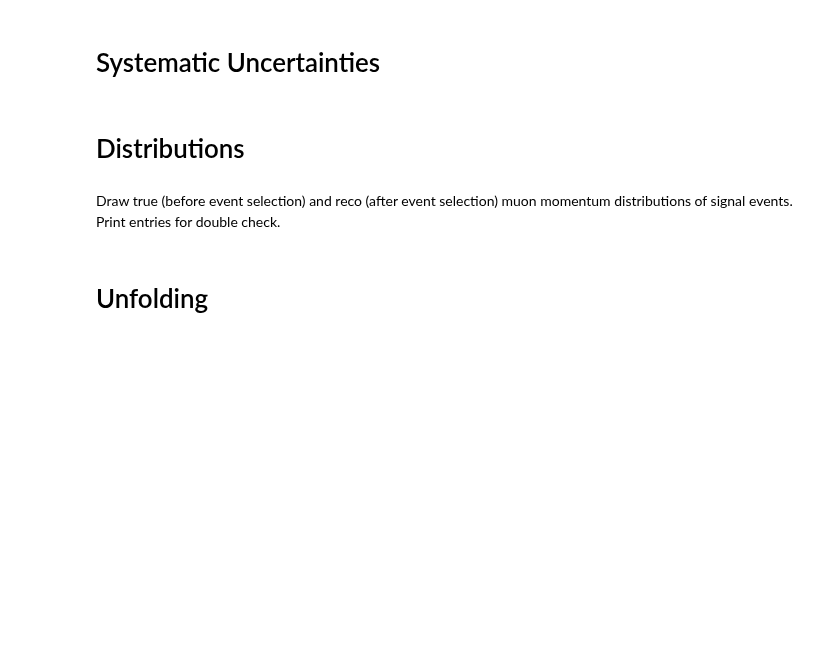
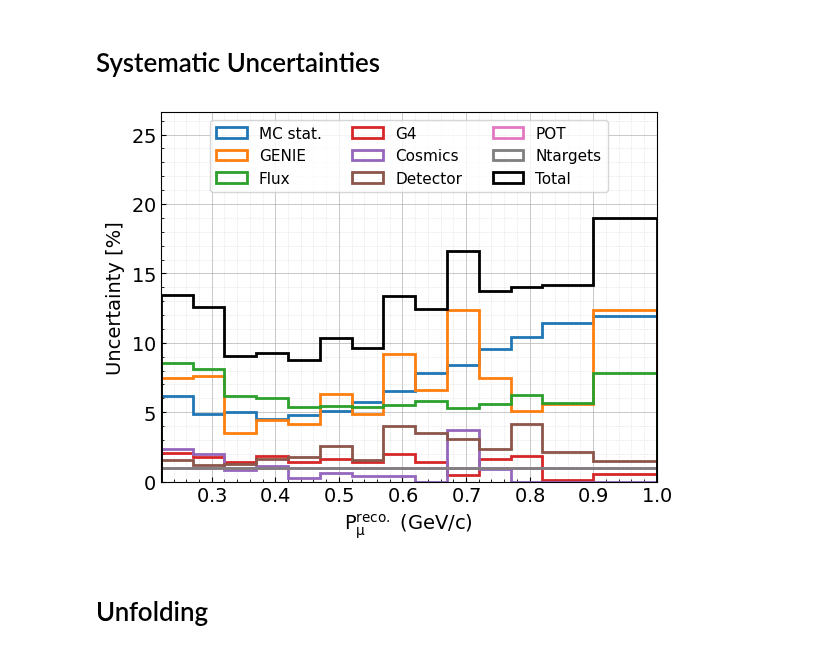
Before and after one commit to sungbinoh/cafpyana, a Jupyter notebook: analysis_village/numucc_1p0pi/unfolding-fake_data_tests.ipynb, the cells around one changed output. Cells and saved outputs as stored; diff of their text form; code cells hidden in the pictures; blank space fills up the shorter version.

Commit message:
update unfolding nb

```diff
--- a/analysis_village/numucc_1p0pi/unfolding-fake_data_tests.ipynb
+++ b/analysis_village/numucc_1p0pi/unfolding-fake_data_tests.ipynb
@@ -48,3 +33,15 @@ save_fig_dir = "/exp/sbnd/data/users/munjung/plots/numucc1p0pi/unfolding-fake_da
+# %%
+save_result = False
+save_fig = save_result
+
+save_fig_base_dir = "/exp/sbnd/data/users/munjung/plots/numucc1p0pi"
+today_str = datetime.now().strftime("%Y%m%d")
+save_fig_dir = path.join(save_fig_base_dir, "unfolding-fake_data_tests-{}".format(today_str))
+
+if save_fig:
+    if not path.exists(save_fig_dir):
+        makedirs(save_fig_dir)
+    print("saving plots in ", save_fig_dir)
 # %% [markdown]
 # load dataframes
 # %%
@@ -145,38 +168,48 @@ genie_syst = np.load(file_dir + "/genie_syst_dict.npz")
 
 file_dir = "/exp/sbnd/data/users/munjung/xsec/2025Spring_v10_06_00_10"
 detvar_syst = np.load(file_dir + "/detvar_syst_dict.npz")
+
+# flat uncertainties
+pot_frac_unc = 0.01
+ntargets_frac_unc = 0.01
 # %%
 fig, ax = plt.subplots()
 
 frac_uncert_total = np.zeros(len(var_config.bin_centers))
 
+# systs with covariance
 systs      = [mcstat_syst, genie_syst, flux_syst, g4_syst, cosmics_syst, detvar_syst]
 syst_names = ["MC stat.", "GENIE", "Flux", "G4", "Cosmics", "Detector"]
+# flat systs
+flat_systs = [pot_frac_unc, ntargets_frac_unc]
+flat_syst_names = ["POT", "Ntargets"]
 
 for syst_name, syst in zip(syst_names, systs):
     syst_uncert = np.sqrt(np.diag(syst[var_config.var_save_name]))
+    frac_uncert_total += syst_uncert ** 2
+    plt.hist(var_config.bin_centers, bins=var_config.bins, weights=syst_uncert * 1e2,   histtype="step", linewidth=2, label=syst_name)
+
+for syst_name, syst in zip(flat_syst_names, flat_systs):
+    syst_uncert = syst * np.ones(len(var_config.bin_centers))
     frac_uncert_total += syst_uncert ** 2
     plt.hist(var_config.bin_centers, bins=var_config.bins, weights=syst_uncert * 1e2,   histtype="step", linewidth=2, label=syst_name)
 
 frac_uncert_total = np.sqrt(frac_uncert_total)
 plt.hist(var_config.bin_centers, bins=var_config.bins, weights=frac_uncert_total * 1e2,    histtype="step", linewidth=2, color="k",  label="Total")
 
 plt.xlim(var_config.bins[0], var_config.bins[-1])
 plt.ylim(0, max(frac_uncert_total*1e2) * 1.4)
 
 plt.xlabel(var_config.var_labels[1])
 plt.ylabel("Uncertainty [%]")
 plt.legend(fontsize=11, ncol=3, loc="upper center")
 
 plt.grid(which='major', linestyle='-', linewidth=0.7, alpha=0.7)
 plt.grid(which='minor', linestyle=':', linewidth=0.5, alpha=0.5)
 plt.minorticks_on()
 
 if save_fig:
     plt.savefig("{}/uncertainty_breakdown-{}.pdf".format(save_fig_dir, var_config.var_save_name), bbox_inches='tight')
 plt.show();
+# %% [output]
+[figure, added]
-# %% [markdown]
-# Distributions
-# %% [markdown]
-Draw true (before event selection) and reco (after event selection) muon momentum distributions of signal events.
-Print entries for double check.
```
Also changed, not shown: parts of 27 cells of this notebook, 1 other file.
